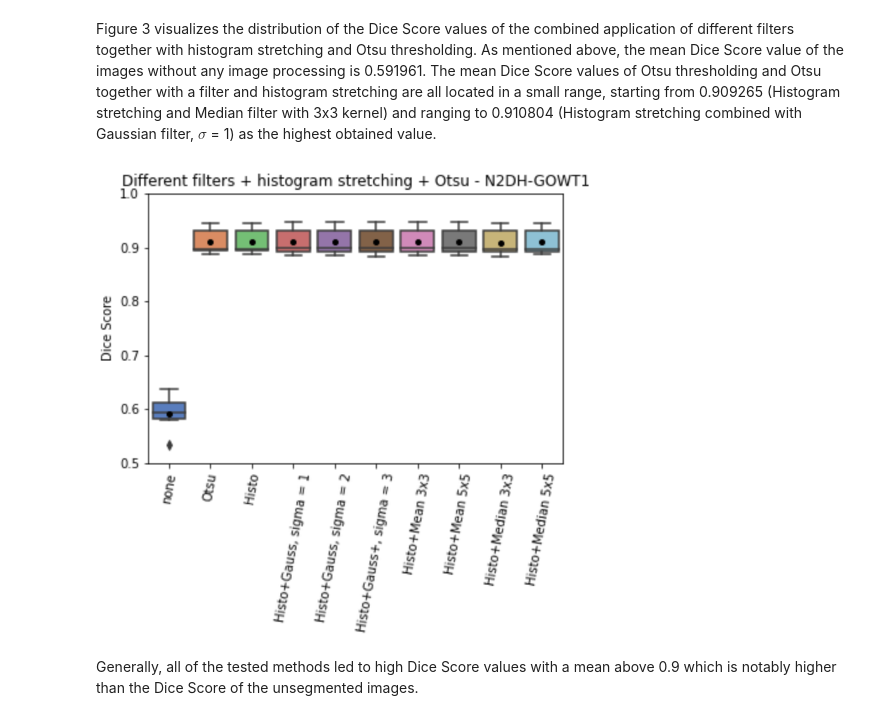
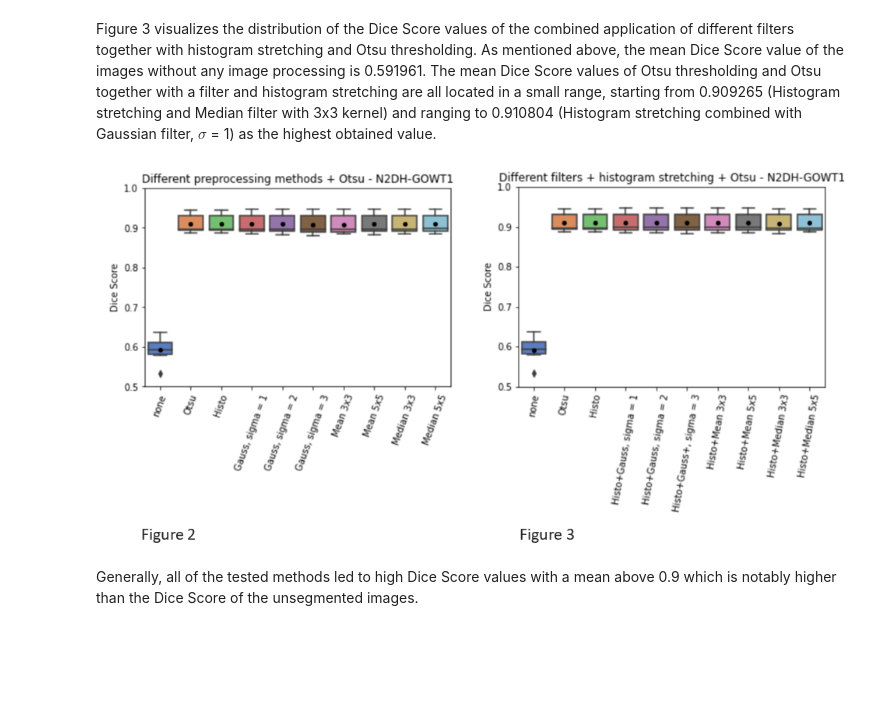
Before and after one commit to datascience-mobi-2023/topic01_team03, a Jupyter notebook: Report/AnfangReport.ipynb, the cells around one changed output. Drawn from its saved outputs; the diff is of its cells as text; code cells hidden in the pictures; blank space fills up the shorter version.

```diff
--- a/Report/AnfangReport.ipynb
+++ b/Report/AnfangReport.ipynb
@@ -130,11 +124,11 @@ Image('../Plots/BilderPlots/N2DH-GOWT1/plot_N2DH-GOWT1_preprocessing_otsu.png',
 # %% [markdown]
 Figure 3  visualizes the distribution of the Dice Score values of the combined application of different filters together with histogram stretching and Otsu thresholding. As mentioned above, the mean Dice Score value of the images without any image processing is 0.591961. The mean Dice Score values of Otsu thresholding and Otsu together with a filter and histogram stretching are all located in a small range, starting from 0.909265 (Histogram stretching and Median filter with 3x3 kernel) and ranging to 0.910804 (Histogram stretching combined with Gaussian filter, $\sigma$ = 1) as the highest obtained value.
 # %%
-# Figure 3: Visualisation of the dice score values achieved via the combination of different filters with histogram stratching and Otsu thresholding applied to N2DH-GOWT1
+# Figure 2+3: Visualisation of the dice score values of different preprocessing methods together with Otsu thresholding applied to N2DDH-GOWT1
 from IPython.display import Image
-Image('../Plots/BilderPlots/N2DH-GOWT1/plot_N2DH-GOWT1_filter_histo_otsu.png',  width=500, height=300)
+Image('C:/Users/selig/topic01_team03/Plots/BilderPlots/N2DH-GOWT1/plots_N2DH-GOWT1.png',  width=900, height=300)
 # %% [output]
-[figure, old version]
+[figure, new version]
 # %% [markdown]
 Generally, all of the tested methods led to high Dice Score values with a mean above 0.9 which is notably higher than the Dice Score of the unsegmented images.
 # %% [markdown]
```
Also changed, not shown: parts of 9 cells of this notebook, 3 other files.
